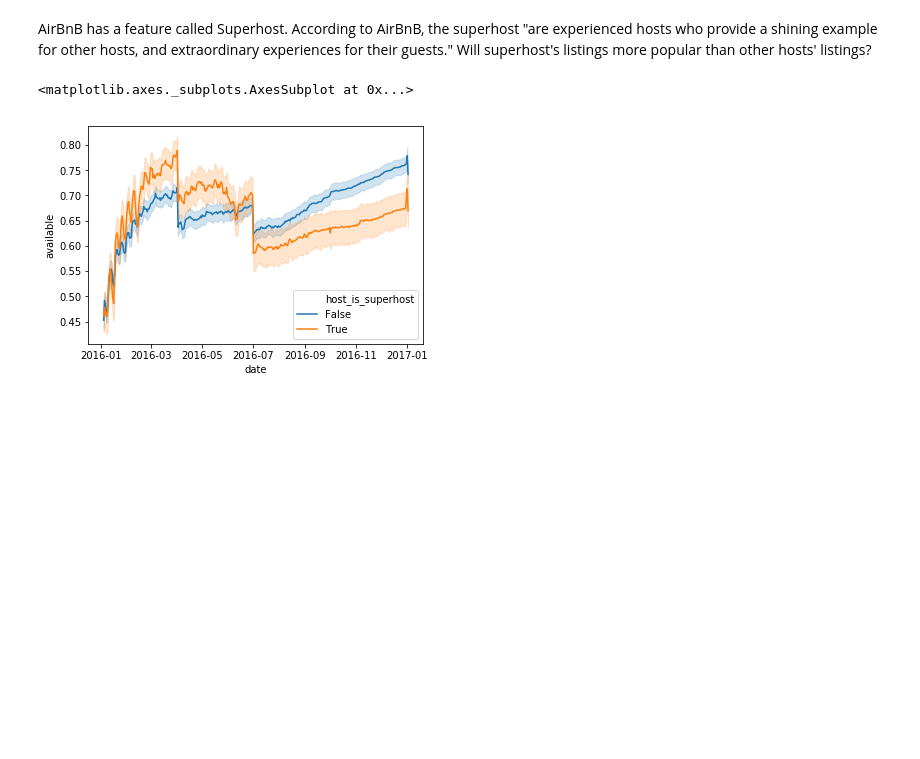
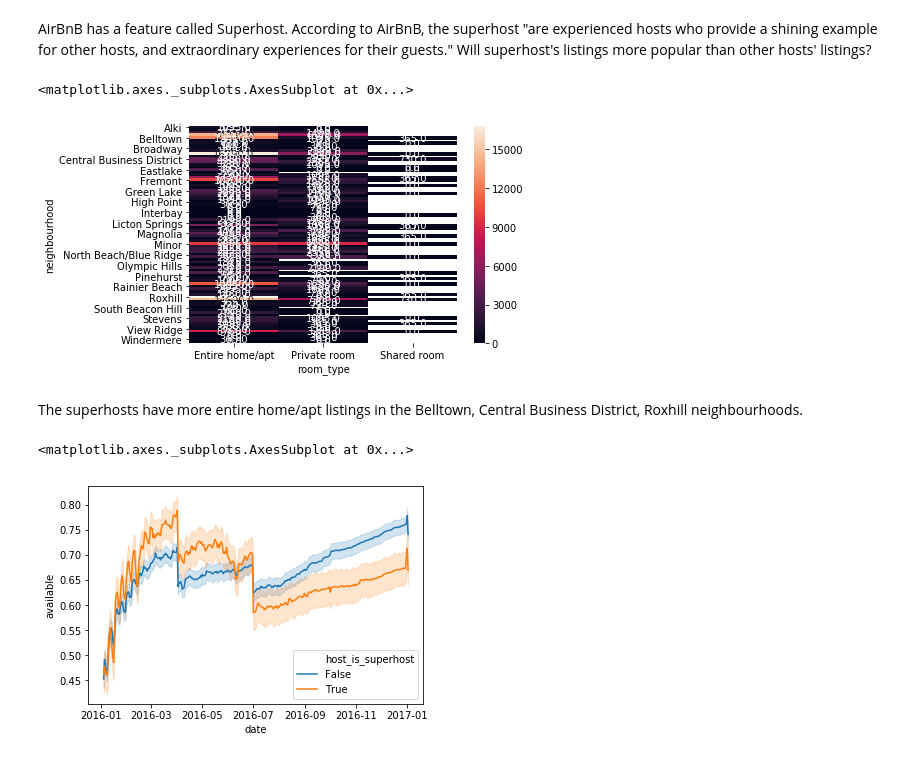
Before and after one commit to Mendy5/Udacity_Data_Scientist_Projects, a Jupyter notebook: P1_Writing_a_Data_Scientist_Blog_Post/Seattle_AirBnB_Data_Analysis_v2.0.ipynb, the cells around one changed output. Saved outputs shown, nothing was run; the diff lists cells and outputs as text; code cells hidden in the pictures; blank space fills up the shorter version.

```diff
--- a/P1_Writing_a_Data_Scientist_Blog_Post/Seattle_AirBnB_Data_Analysis_v2.0.ipynb
+++ b/P1_Writing_a_Data_Scientist_Blog_Post/Seattle_AirBnB_Data_Analysis_v2.0.ipynb
@@ -308,5 +321,13 @@ The city of Seattle has much more listings than other cities. However, we may ne
 # %% [markdown]
 AirBnB has a feature called Superhost. According to AirBnB, the superhost "are experienced hosts who provide a shining example for other hosts, and extraordinary experiences for their guests." Will superhost's listings more popular than other hosts' listings?
+# %%
+listing_calendar_superhost_avail_df_v3 = listing_calendar_df.pivot_table(index='neighbourhood', columns='room_type', values='host_is_superhost', aggfunc=np.sum)
+sns.heatmap(listing_calendar_superhost_avail_df_v3, annot=True, fmt=".1f")
+# %% [output]
+<matplotlib.axes._subplots.AxesSubplot at 0x...>
+[figure, added]
+# %% [markdown]
+The superhosts have more entire home/apt listings in the Belltown, Central Business District, Roxhill neighbourhoods.
 # %%
 sns.lineplot(x = 'date', y = 'available', hue = 'host_is_superhost', data = listing_calendar_df)
 # %% [output]
```
Also changed, not shown: parts of 8 cells of this notebook.
